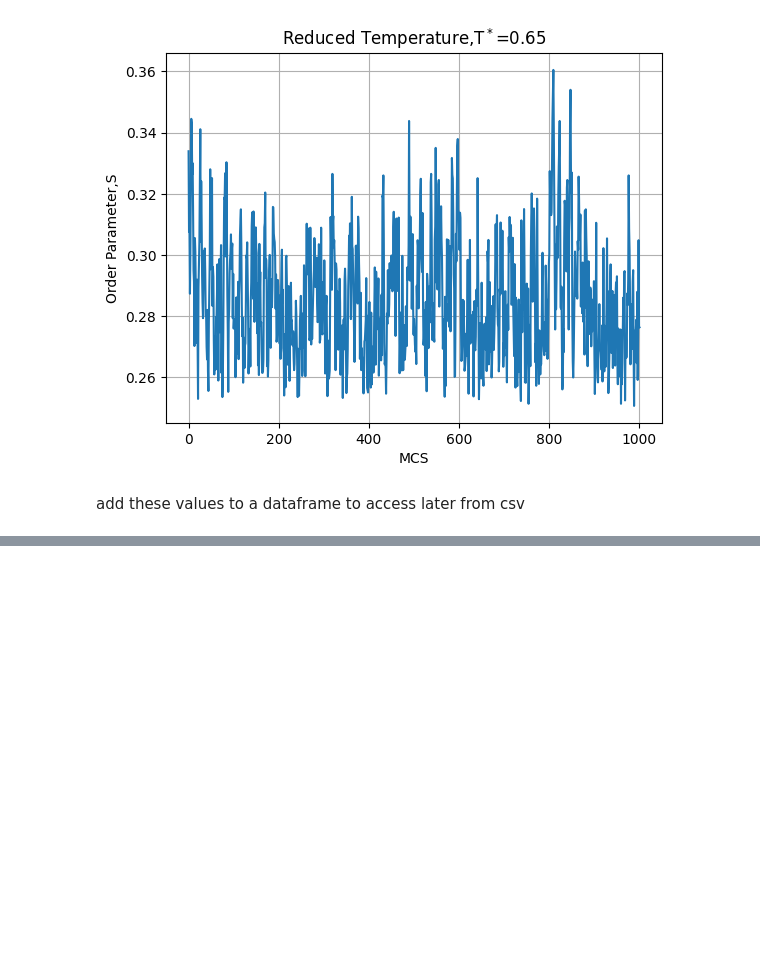
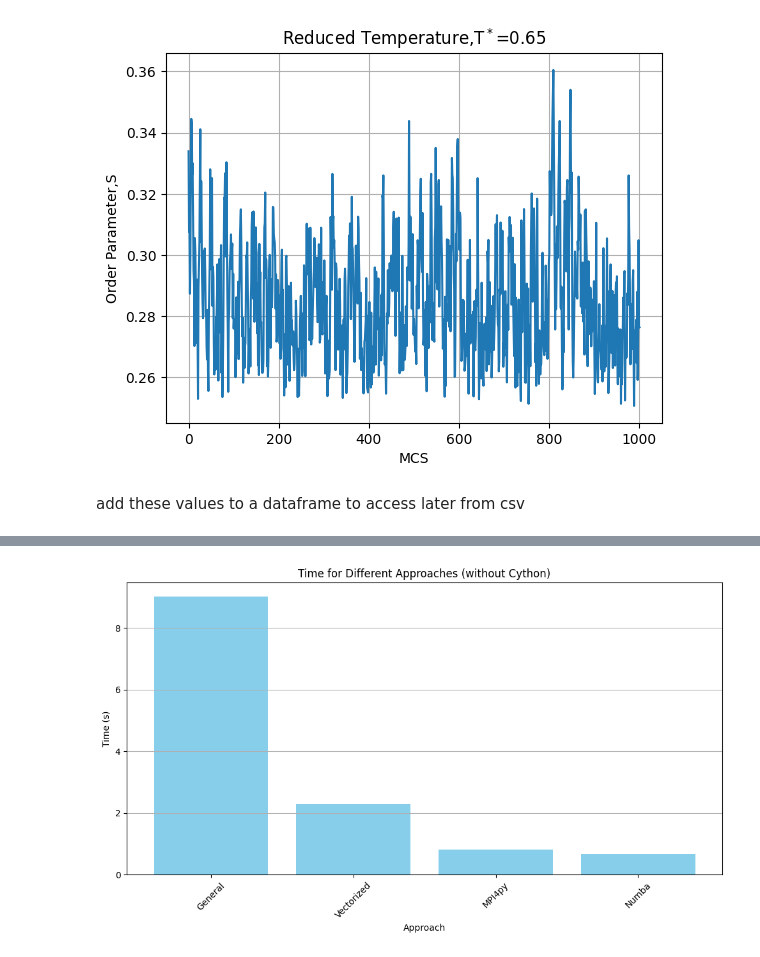
Before and after one commit to KayVeeZ/LebwohlLasher, a Jupyter notebook: testing_notebook.ipynb, the cells around one changed output, grey strips where cells are left out. Cells and saved outputs as stored; diff of their text form; code cells hidden in the pictures; blank space fills up the shorter version.

```diff
--- a/testing_notebook.ipynb
+++ b/testing_notebook.ipynb
@@ -1045,0 +1096,14 @@ ImportError: DLL load failed while importing LebwohlLasher_cython: The specified
+# %%
+plt.figure(figsize=(10, 6))
+plt.bar(time_compare['Approach'], time_compare['Time_s'], color='skyblue')
+plt.xlabel('Approach')
+plt.ylabel('Time (s)')
+plt.title('Time for Different Approaches (without Cython)')
+plt.xticks(rotation=45)
+plt.grid(axis='y')
+plt.tight_layout()
+plt.savefig('final_comparisons.png')  # Save as PNG file
+plt.savefig('final_comparisons.svg')  # Save as SVG file
+plt.show()
+# %% [output]
+[figure, added]
```
Also changed, not shown: parts of 13 cells of this notebook, 11 other files.
